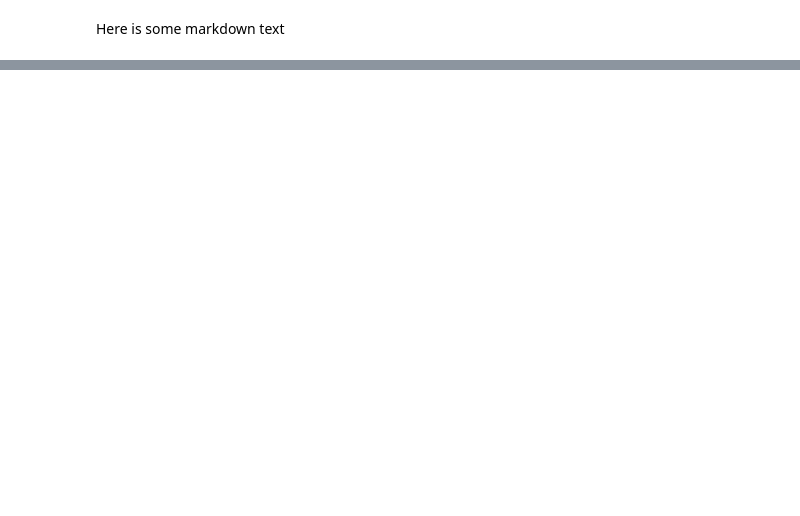
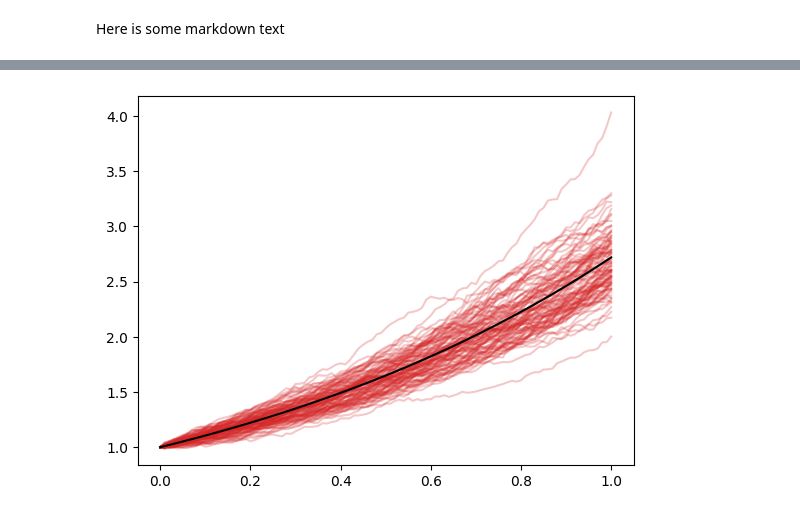
Before and after one commit to kamran-arora/vscode-software-skills, a Jupyter notebook: notebook.ipynb, the cells around one changed output, grey strips where cells are left out. Saved outputs shown, nothing was run; the diff lists cells and outputs as text; code cells hidden in the pictures; blank space fills up the shorter version.

```diff
--- a/notebook.ipynb
+++ b/notebook.ipynb
@@ -7,6 +7,12 @@ from _gbm import simulate_gbm
 # %% [markdown]
 Here is some markdown text
 # %%
-sol = simulate_gbm(1.0, 0.5, 1.0, 0.01, jnp.array([0.01]), jr.key(1))
-plt.plot(sol.ts, sol.ys)
-plt.show()
+keys = jr.split(jr.key(123), 100)
+sols = multi_simulate_gbm(
+    1.0,
+    0.1,
+    1.0,
+    0.01,
+    jnp.array([1.0]),
+    keys
+)
@@ -14,0 +42,6 @@ plt.show()
+# %%
+plt.plot(sols.ts[0], sols.ys[..., 0].T, color="tab:red", alpha=0.25)
+plt.plot(sols.ts[0], jnp.exp(sols.ts[0]), color="black")
+plt.show()
+# %% [output]
+[figure, added]
```
Also changed, not shown: parts of 3 cells of this notebook.
